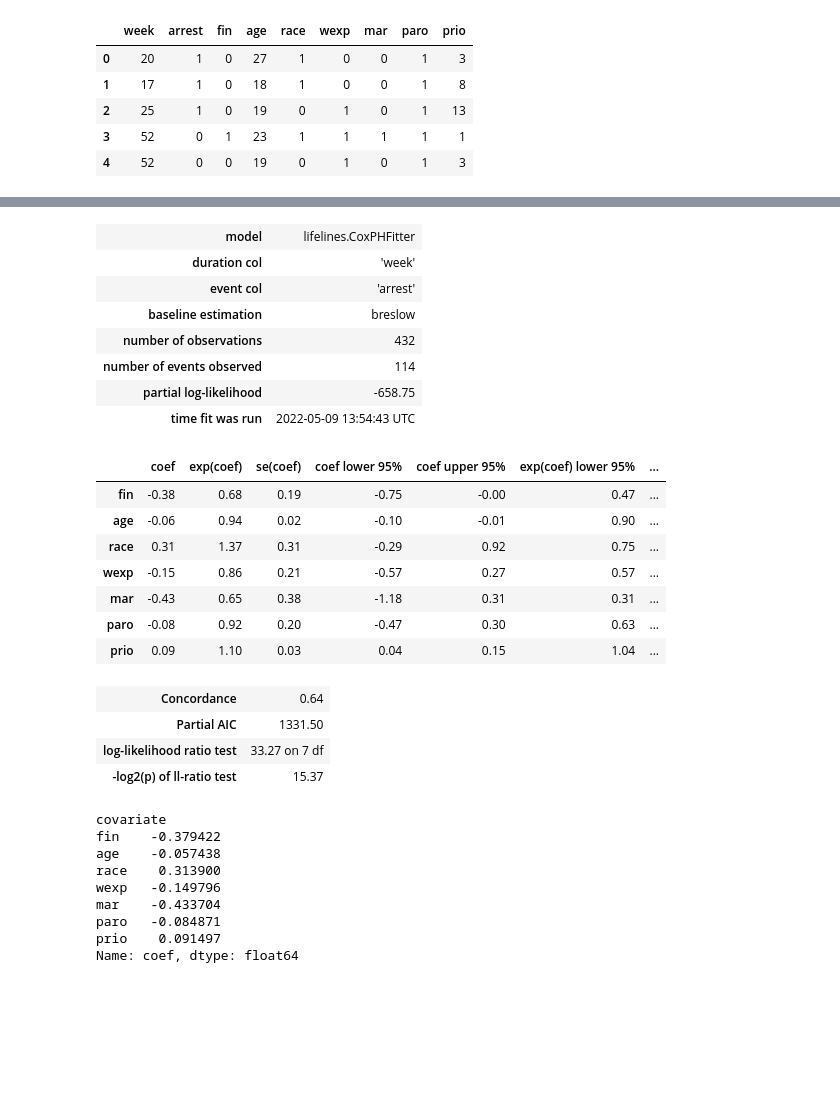
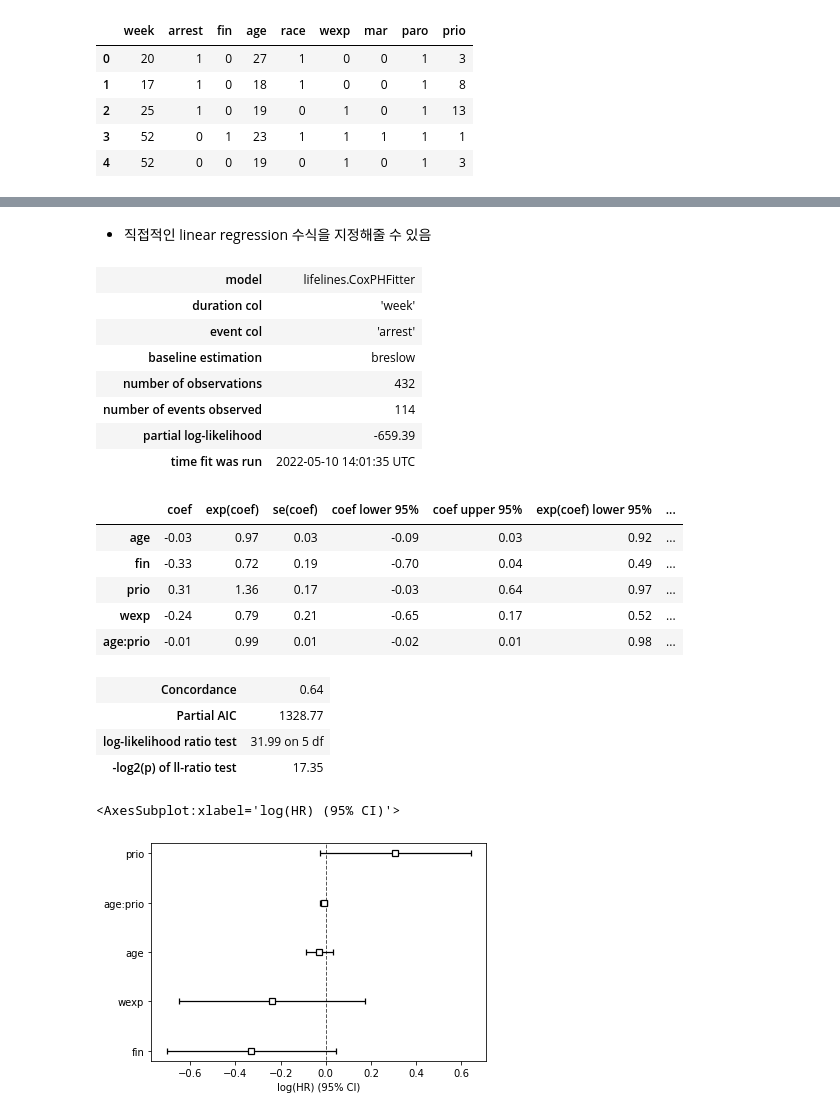
Before and after one commit to seolbluewings/Python, a Jupyter notebook: Cox PH Model.ipynb, the cells around one changed output, grey strips where cells are left out. Drawn from its saved outputs; the diff is of its cells as text; code cells hidden in the pictures; blank space fills up the shorter version.

```diff
--- a/Cox PH Model.ipynb
+++ b/Cox PH Model.ipynb
@@ -28,35 +81,31 @@ cph.fit(rossi, duration_col = 'week', event_col = 'arrest')
-# %%
-cph.print_summary()
-# %% [output]
-| model | lifelines.CoxPHFitter |
-| duration col | 'week' |
-| event col | 'arrest' |
-| baseline estimation | breslow |
-| number of observations | 432 |
-| number of events observed | 114 |
-| partial log-likelihood | -658.75 |
-| time fit was run | 2022-05-09 13:54:43 UTC |
-|  | coef | exp(coef) | se(coef) | coef lower 95% | coef upper 95% | exp(coef) lower 95% | ... |
-| fin | -0.38 | 0.68 | 0.19 | -0.75 | -0.00 | 0.47 | ... |
-| age | -0.06 | 0.94 | 0.02 | -0.10 | -0.01 | 0.90 | ... |
-| race | 0.31 | 1.37 | 0.31 | -0.29 | 0.92 | 0.75 | ... |
-| wexp | -0.15 | 0.86 | 0.21 | -0.57 | 0.27 | 0.57 | ... |
-| mar | -0.43 | 0.65 | 0.38 | -1.18 | 0.31 | 0.31 | ... |
-| paro | -0.08 | 0.92 | 0.20 | -0.47 | 0.30 | 0.63 | ... |
-| prio | 0.09 | 1.10 | 0.03 | 0.04 | 0.15 | 1.04 | ... |
-| Concordance | 0.64 |
-| Partial AIC | 1331.50 |
-| log-likelihood ratio test | 33.27 on 7 df |
-| -log2(p) of ll-ratio test | 15.37 |
-# %%
-cph.params_
-# %% [output]
-covariate
-fin    -0.379422
-age    -0.057438
-race    0.313900
-wexp   -0.149796
-mar    -0.433704
-paro   -0.084871
-prio    0.091497
-Name: coef, dtype: float64
+# %% [markdown]
+- 직접적인 linear regression 수식을 지정해줄 수 있음
+# %%
+cph = CoxPHFitter()
+cph.fit(rossi, duration_col = 'week', event_col = 'arrest'
+       ,formula = 'fin + age + wexp + age*prio')
+cph.print_summary()
+# %% [output]
+| model | lifelines.CoxPHFitter |
+| duration col | 'week' |
+| event col | 'arrest' |
+| baseline estimation | breslow |
+| number of observations | 432 |
+| number of events observed | 114 |
+| partial log-likelihood | -659.39 |
+| time fit was run | 2022-05-10 14:01:35 UTC |
+|  | coef | exp(coef) | se(coef) | coef lower 95% | coef upper 95% | exp(coef) lower 95% | ... |
+| age | -0.03 | 0.97 | 0.03 | -0.09 | 0.03 | 0.92 | ... |
+| fin | -0.33 | 0.72 | 0.19 | -0.70 | 0.04 | 0.49 | ... |
+| prio | 0.31 | 1.36 | 0.17 | -0.03 | 0.64 | 0.97 | ... |
+| wexp | -0.24 | 0.79 | 0.21 | -0.65 | 0.17 | 0.52 | ... |
+| age:prio | -0.01 | 0.99 | 0.01 | -0.02 | 0.01 | 0.98 | ... |
+| Concordance | 0.64 |
+| Partial AIC | 1328.77 |
+| log-likelihood ratio test | 31.99 on 5 df |
+| -log2(p) of ll-ratio test | 17.35 |
+# %%
+cph.plot()
+# %% [output]
+<AxesSubplot:xlabel='log(HR) (95% CI)'>
+[figure, added]
```
Also changed, not shown: parts of 14 cells of this notebook.
